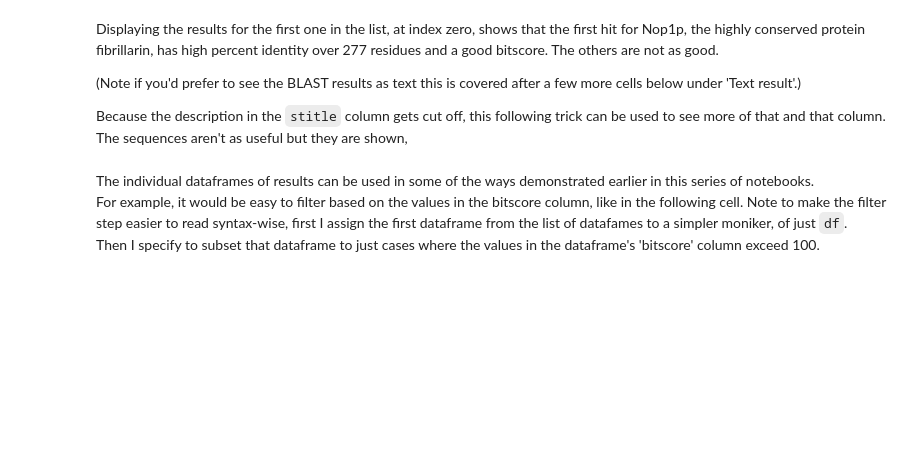
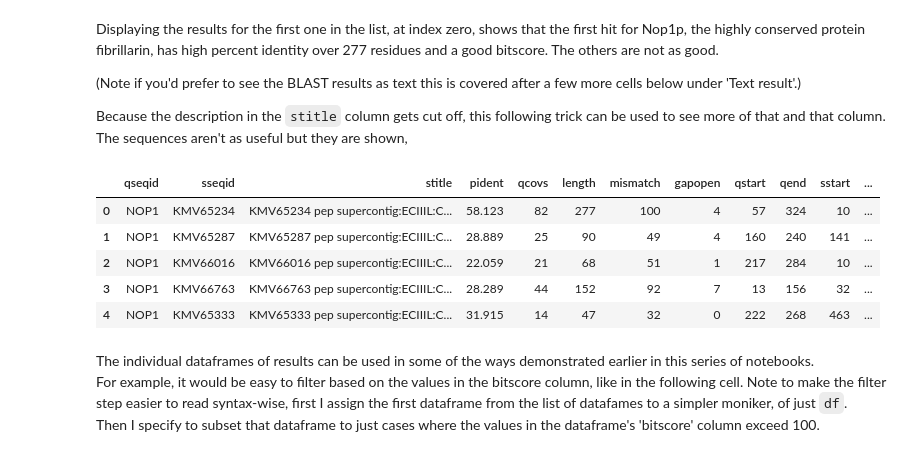
Before and after one commit to fomightez/blast-binder, a Jupyter notebook: notebooks/Searching for homologs among deduced proteins from a genome using BLAST and Python.ipynb, the cells around one changed output. Drawn from its saved outputs; the diff is of its cells as text; code cells hidden in the pictures; blank space fills up the shorter version.

Commit message:
fix display.max_colwidth in nb

```diff
--- a/notebooks/Searching for homologs among deduced proteins from a genome using BLAST and Python.ipynb
+++ b/notebooks/Searching for homologs among deduced proteins from a genome using BLAST and Python.ipynb
@@ -196,8 +255,15 @@ Displaying the results for the first one in the list, at index zero, shows that
 Because the description in the `stitle` column gets cut off, this following trick can be used to see more of that and that column. The sequences aren't as useful but they are shown,
 # %%
 #trick from based on https://stackoverflow.com/a/30691921 and https://stackoverflow.com/a/25352191/8508004
-with pd.option_context('display.max_rows', None, 'display.max_columns', None,'display.max_colwidth', -1):
+with pd.option_context('display.max_rows', None, 'display.max_columns', None,'display.max_colwidth', None):
     display(dfs[0])
+# %% [output]
+|  | qseqid | sseqid | stitle | pident | qcovs | length | mismatch | gapopen | qstart | qend | sstart | ... |
+| 0 | NOP1 | KMV65234 | KMV65234 pep supercontig:ECIIIL:C... | 58.123 | 82 | 277 | 100 | 4 | 57 | 324 | 10 | ... |
+| 1 | NOP1 | KMV65287 | KMV65287 pep supercontig:ECIIIL:C... | 28.889 | 25 | 90 | 49 | 4 | 160 | 240 | 141 | ... |
+| 2 | NOP1 | KMV66016 | KMV66016 pep supercontig:ECIIIL:C... | 22.059 | 21 | 68 | 51 | 1 | 217 | 284 | 10 | ... |
+| 3 | NOP1 | KMV66763 | KMV66763 pep supercontig:ECIIIL:C... | 28.289 | 44 | 152 | 92 | 7 | 13 | 156 | 32 | ... |
+| 4 | NOP1 | KMV65333 | KMV65333 pep supercontig:ECIIIL:C... | 31.915 | 14 | 47 | 32 | 0 | 222 | 268 | 463 | ... |
 # %% [markdown]
 The individual dataframes of results can be used in some of the ways demonstrated earlier in this series of notebooks.
 For example, it would be easy to filter based on the values in the bitscore column, like in the following cell. Note to make the filter step easier to read syntax-wise, first I assign the first dataframe from the list of datafames to a simpler moniker, of just `df`.
```
Also changed, not shown: parts of 13 cells of this notebook.
